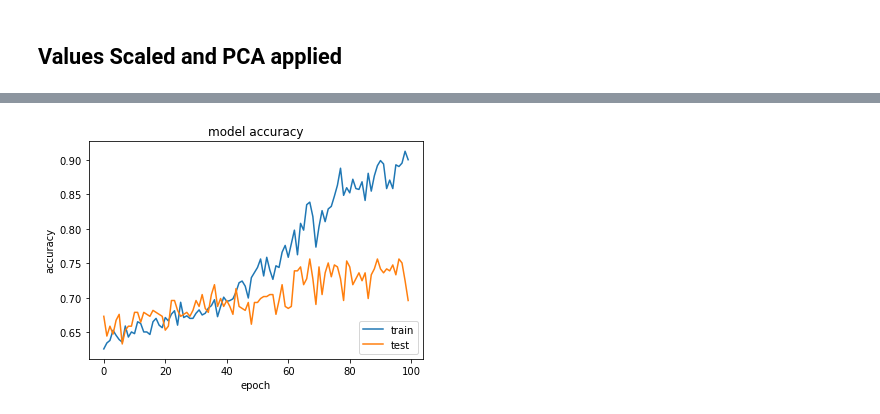
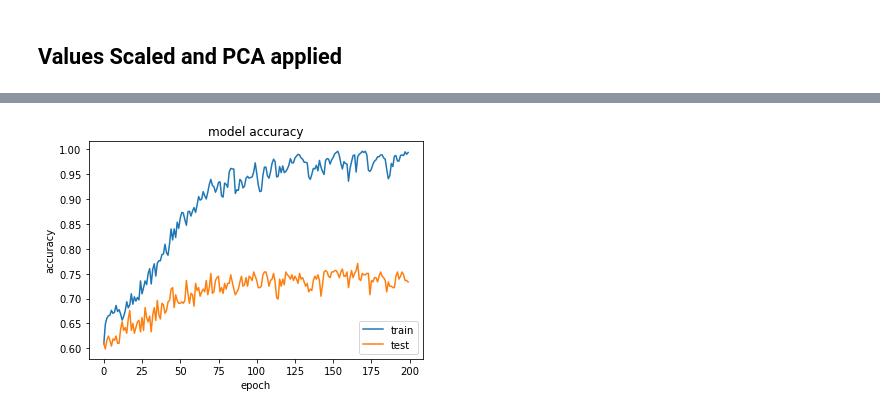
Before and after one commit to Asocsar/APA, a Jupyter notebook: script/MLP.ipynb, the cells around one changed output, grey strips where cells are left out. Cells and saved outputs as stored; diff of their text form; code cells hidden in the pictures.

```diff
--- a/script/MLP.ipynb
+++ b/script/MLP.ipynb
@@ -229,7 +225,7 @@ modelSP.add(Dense(64, activation='relu'))
 modelSP.add(Dense(32, activation='relu'))
 modelSP.add(Dense(16, activation='relu'))
 modelSP.add(Dense(5, activation='softmax'))
-modelSP.compile(optimizer='adam', loss='categorical_crossentropy', metrics=['accuracy'])
+modelSP.compile(optimizer='adam', loss='categorical_crossentropy', metrics=[tf.keras.metrics.CategoricalAccuracy()])
 modelSP.summary()
 # %% [output]
 Model: "sequential_2"
@@ -250,5 +246,5 @@ Trainable params: 2,018,373
 Non-trainable params: 0
 _________________________________________________________________
 # %%
-history = modelSP.fit(X_train, y_train, batch_size=5, epochs=100, verbose=2, validation_data=(X_test,y_test))
+history = modelSP.fit(X_train, y_train, batch_size=20, epochs=200, verbose=2, validation_data=(X_test,y_test))
 # %% [output]
@@ -272,10 +268,10 @@ Epoch 100/100
 # %%
-plt.plot(history.history['accuracy'])
-plt.plot(history.history['val_accuracy'])
+plt.plot(history.history['categorical_accuracy'])
+plt.plot(history.history['val_categorical_accuracy'])
 plt.title('model accuracy')
 plt.ylabel('accuracy')
 plt.xlabel('epoch')
 plt.legend(['train', 'test'], loc='lower right')
 plt.show()
 # %% [output]
-[figure, old version]
+[figure, new version]
```
Also changed, not shown: parts of 9 cells of this notebook.
